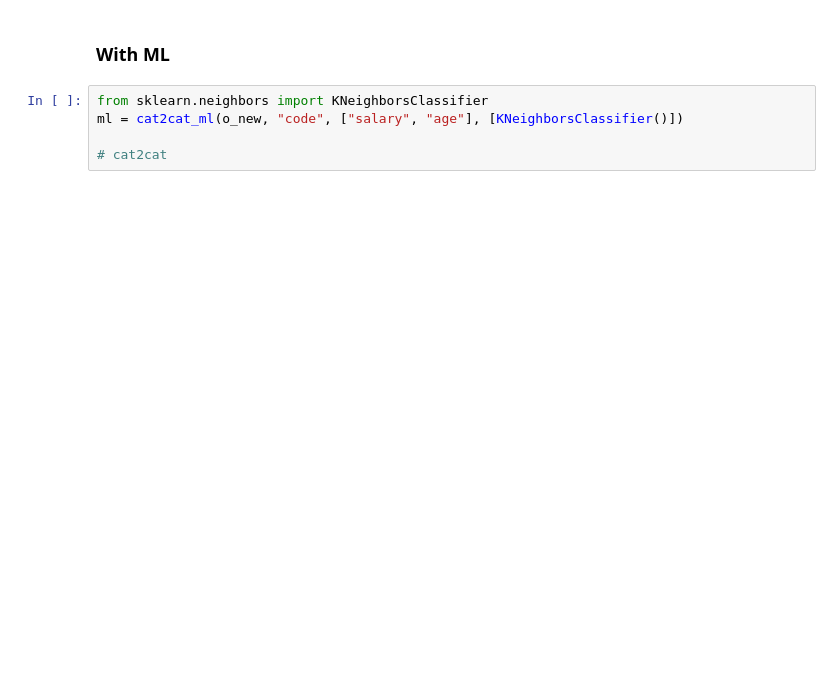
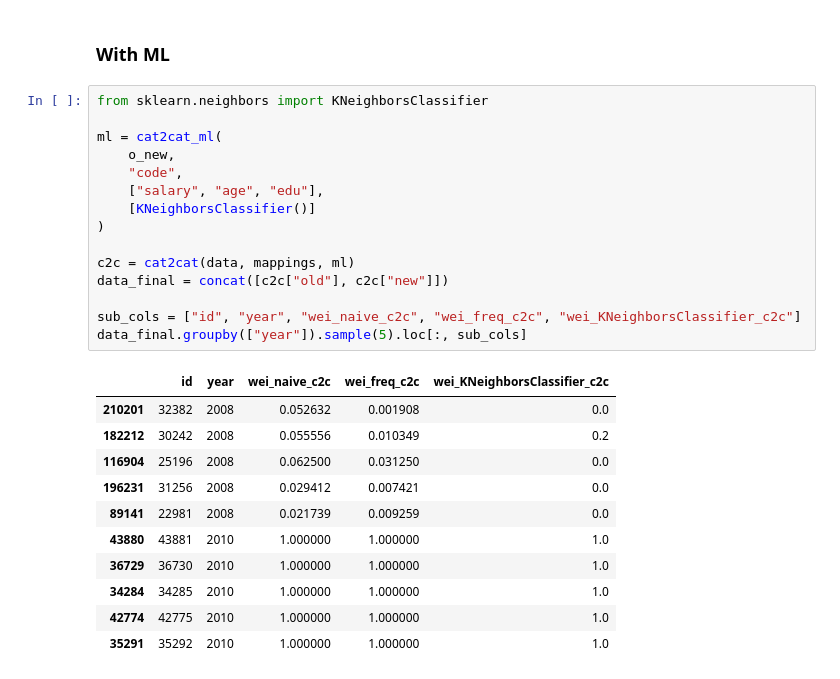
Before and after one commit to Polkas/py-cat2cat, a Jupyter notebook: docs/example.ipynb, the cells around one changed output. Cells and saved outputs as stored; diff of their text form; blank space fills up the shorter version.

```diff
--- a/docs/example.ipynb
+++ b/docs/example.ipynb
@@ -62,6 +62,28 @@ data_final.groupby(["year"]).sample(5).loc[:, sub_cols]
 ### With ML
 # %%
 from sklearn.neighbors import KNeighborsClassifier
-ml = cat2cat_ml(o_new, "code", ["salary", "age"], [KNeighborsClassifier()])
 
-# cat2cat
+ml = cat2cat_ml(
+    o_new,
+    "code",
+    ["salary", "age", "edu"],
+    [KNeighborsClassifier()]
+)
+
+c2c = cat2cat(data, mappings, ml)
+data_final = concat([c2c["old"], c2c["new"]])
+
+sub_cols = ["id", "year", "wei_naive_c2c", "wei_freq_c2c", "wei_KNeighborsClassifier_c2c"]
+data_final.groupby(["year"]).sample(5).loc[:, sub_cols]
+# %% [output]
+|  | id | year | wei_naive_c2c | wei_freq_c2c | wei_KNeighborsClassifier_c2c |
+| 210201 | 32382 | 2008 | 0.052632 | 0.001908 | 0.0 |
+| 182212 | 30242 | 2008 | 0.055556 | 0.010349 | 0.2 |
+| 116904 | 25196 | 2008 | 0.062500 | 0.031250 | 0.0 |
+| 196231 | 31256 | 2008 | 0.029412 | 0.007421 | 0.0 |
+| 89141 | 22981 | 2008 | 0.021739 | 0.009259 | 0.0 |
+| 43880 | 43881 | 2010 | 1.000000 | 1.000000 | 1.0 |
+| 36729 | 36730 | 2010 | 1.000000 | 1.000000 | 1.0 |
+| 34284 | 34285 | 2010 | 1.000000 | 1.000000 | 1.0 |
+| 42774 | 42775 | 2010 | 1.000000 | 1.000000 | 1.0 |
+| 35291 | 35292 | 2010 | 1.000000 | 1.000000 | 1.0 |
```
Also changed, not shown: parts of 3 cells of this notebook, 11 other files.
